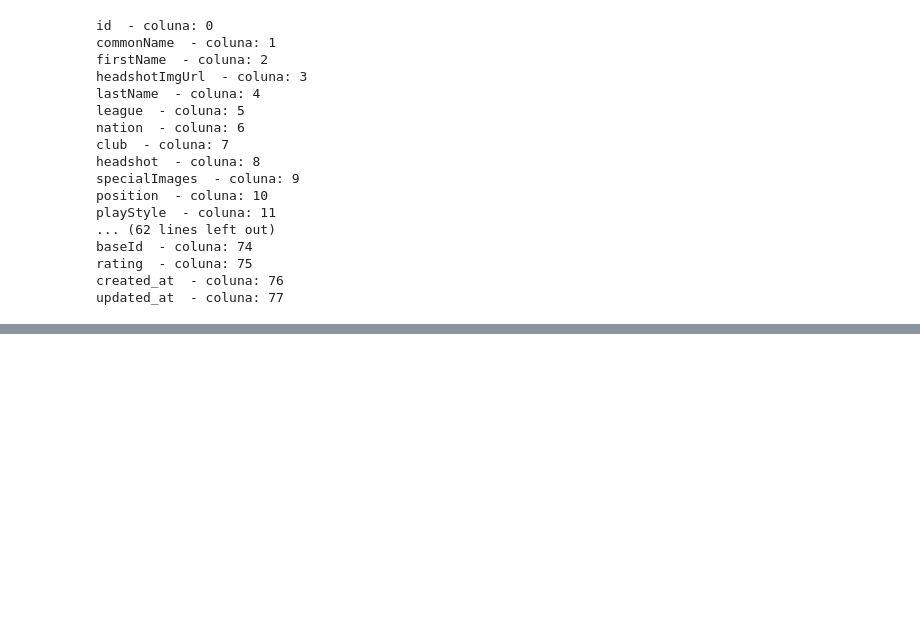
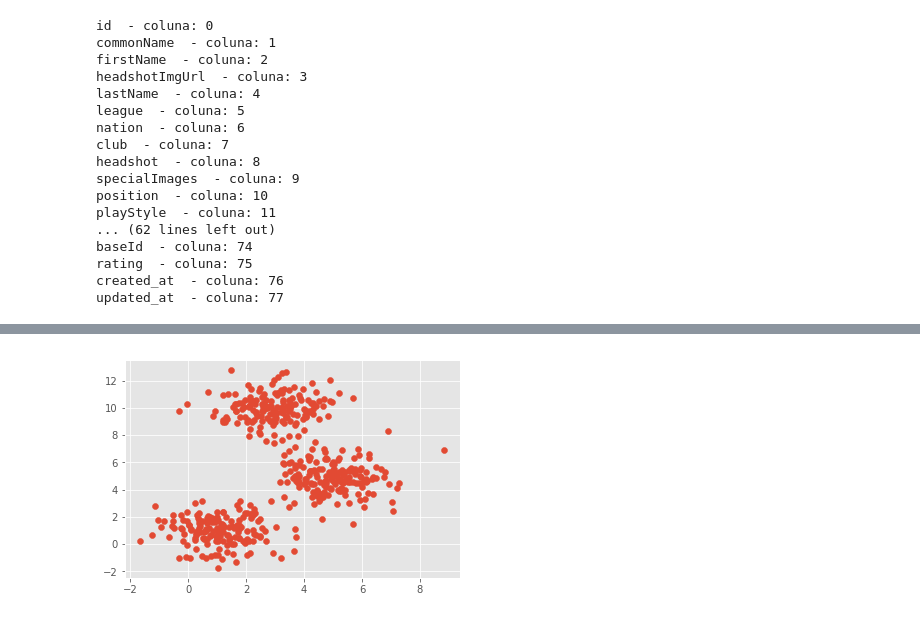
Before and after one commit to CabralxD/Ci-ncia_dos_dados_projeto_final, a Jupyter notebook: Projeto_final.ipynb, the cells around one changed output, grey strips where cells are left out. Drawn from its saved outputs; the diff is of its cells as text; code cells hidden in the pictures; blank space fills up the shorter version.

```diff
--- a/Projeto_final.ipynb
+++ b/Projeto_final.ipynb
@@ -113,0 +120,11 @@ coordinate: [  9.  11.] label: 0
+# %%
+#criando um dataset para o exemplo usando make_blobs
+centers = [[1,1],[5,5],[3,10]]
+X, _ = make_blobs(n_samples = 500, centers = centers, cluster_std = 1)
+# %%
+#visualizando os dados gerados em volta dos pontos de centro:
+
+plt.scatter(X[:,0],X[:,1])
+plt.show()
+# %% [output]
+[figure, added]
```
Also changed, not shown: parts of 15 cells of this notebook.
